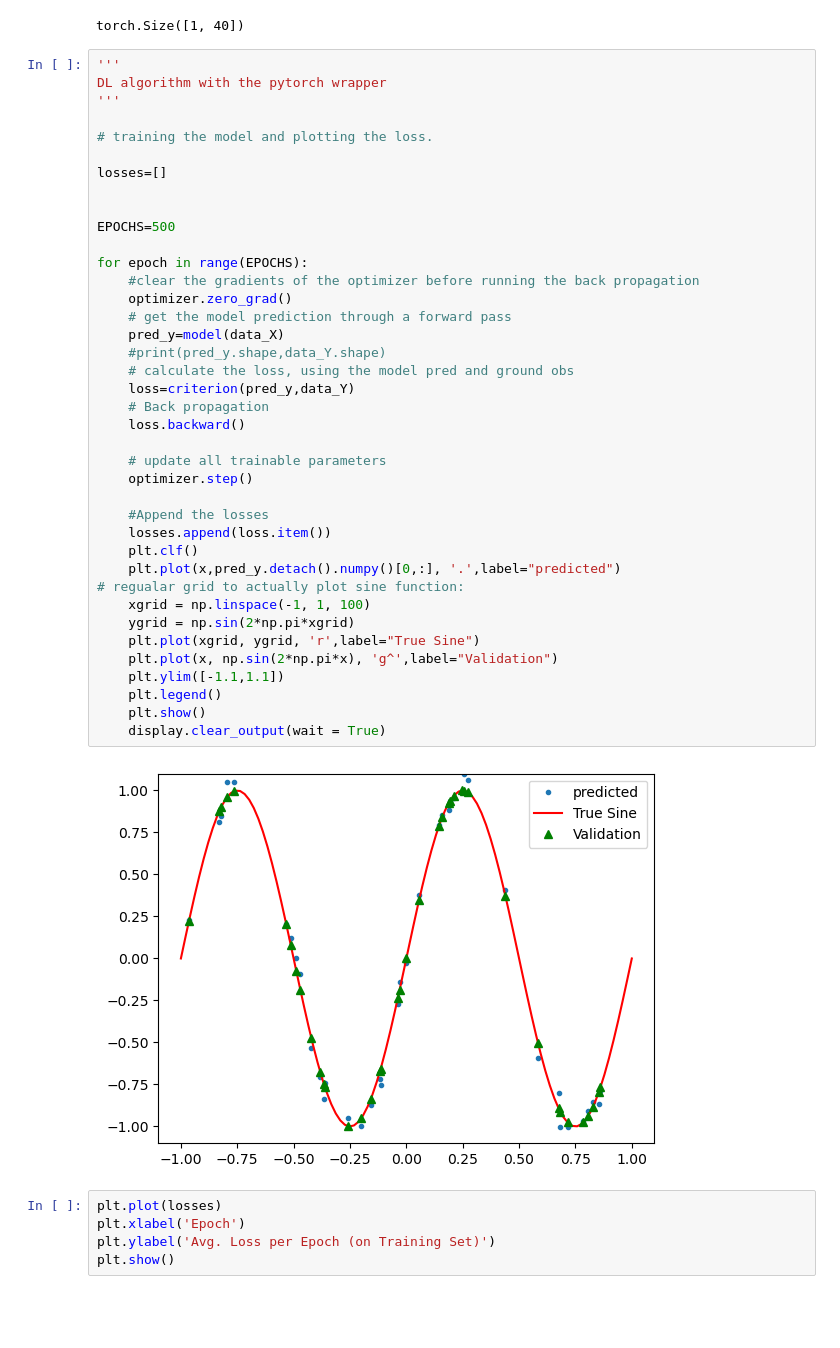
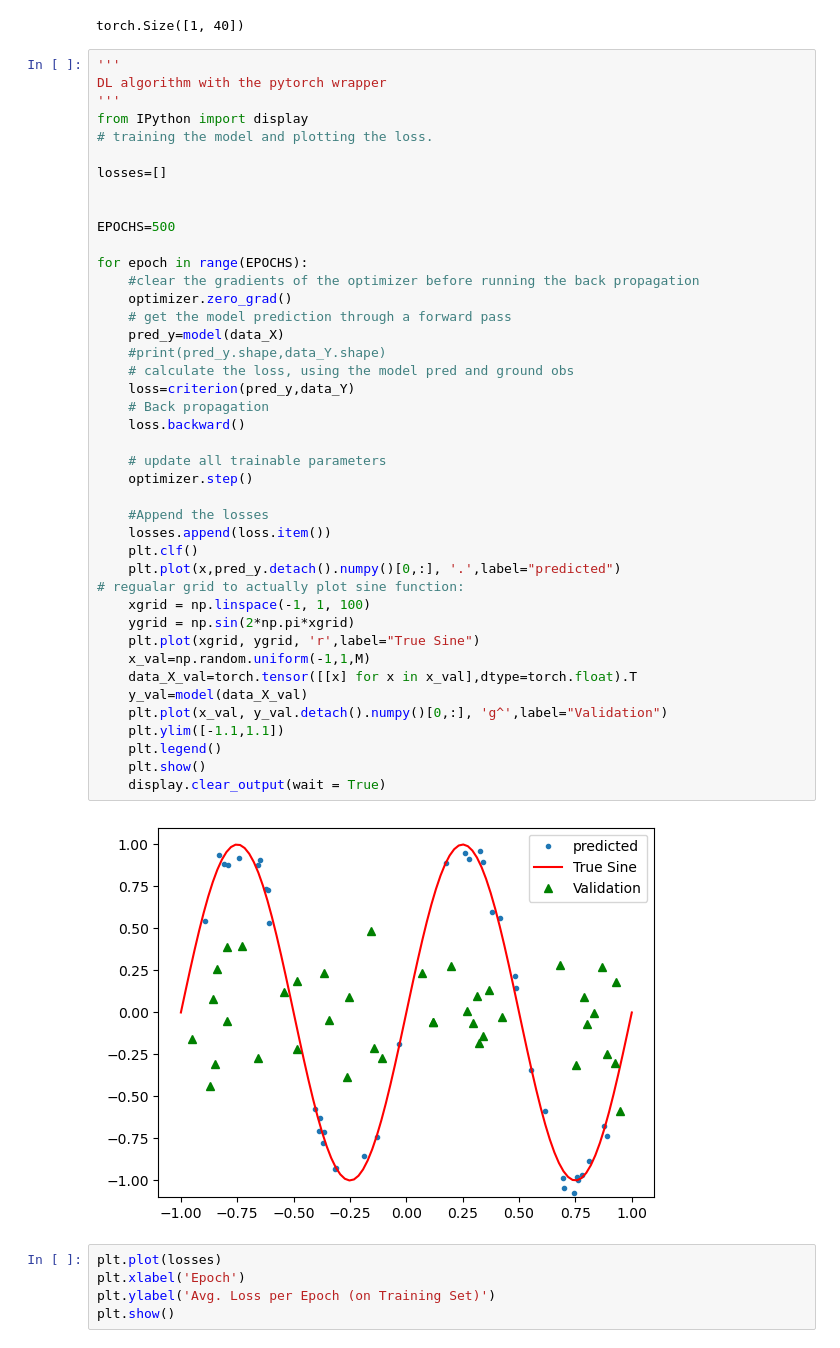
Before and after one commit to ssantellanes/CS607, a Jupyter notebook: Santellanes_Sean_HW4.ipynb, the cells around one changed output. Drawn from its saved outputs; the diff is of its cells as text; blank space fills up the shorter version.

```diff
--- a/Santellanes_Sean_HW4.ipynb
+++ b/Santellanes_Sean_HW4.ipynb
@@ -181,7 +181,7 @@ torch.Size([1, 40])
 '''
 DL algorithm with the pytorch wrapper
 '''
-
+from IPython import display
 # training the model and plotting the loss.
 
 losses=[]
@@ -189,35 +189,38 @@ losses=[]
 
 EPOCHS=500
 
 for epoch in range(EPOCHS):
     #clear the gradients of the optimizer before running the back propagation
     optimizer.zero_grad()
     # get the model prediction through a forward pass
     pred_y=model(data_X)
     #print(pred_y.shape,data_Y.shape)
     # calculate the loss, using the model pred and ground obs
     loss=criterion(pred_y,data_Y)
     # Back propagation
     loss.backward()
 
     # update all trainable parameters
     optimizer.step()
 
     #Append the losses
     losses.append(loss.item())
     plt.clf()
     plt.plot(x,pred_y.detach().numpy()[0,:], '.',label="predicted")
 # regualar grid to actually plot sine function:
     xgrid = np.linspace(-1, 1, 100)
     ygrid = np.sin(2*np.pi*xgrid)
     plt.plot(xgrid, ygrid, 'r',label="True Sine")
-    plt.plot(x, np.sin(2*np.pi*x), 'g^',label="Validation")
+    x_val=np.random.uniform(-1,1,M)
+    data_X_val=torch.tensor([[x] for x in x_val],dtype=torch.float).T
+    y_val=model(data_X_val)
+    plt.plot(x_val, y_val.detach().numpy()[0,:], 'g^',label="Validation")
     plt.ylim([-1.1,1.1])
     plt.legend()
     plt.show()
     display.clear_output(wait = True)
 # %% [output]
-[figure, old version]
+[figure, new version]
 # %%
 plt.plot(losses)
 plt.xlabel('Epoch')
```
Also changed, not shown: parts of 1 cell of this notebook.
